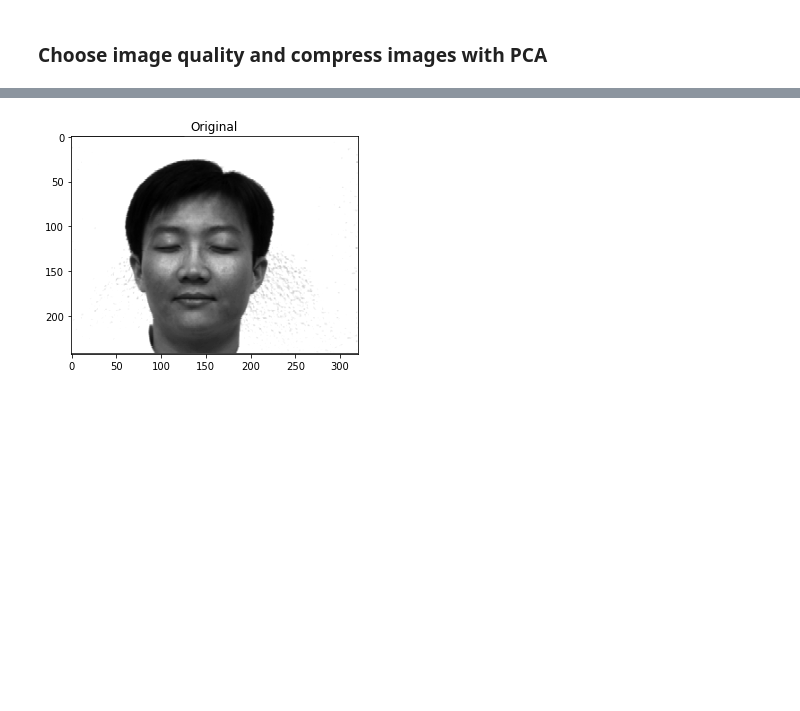
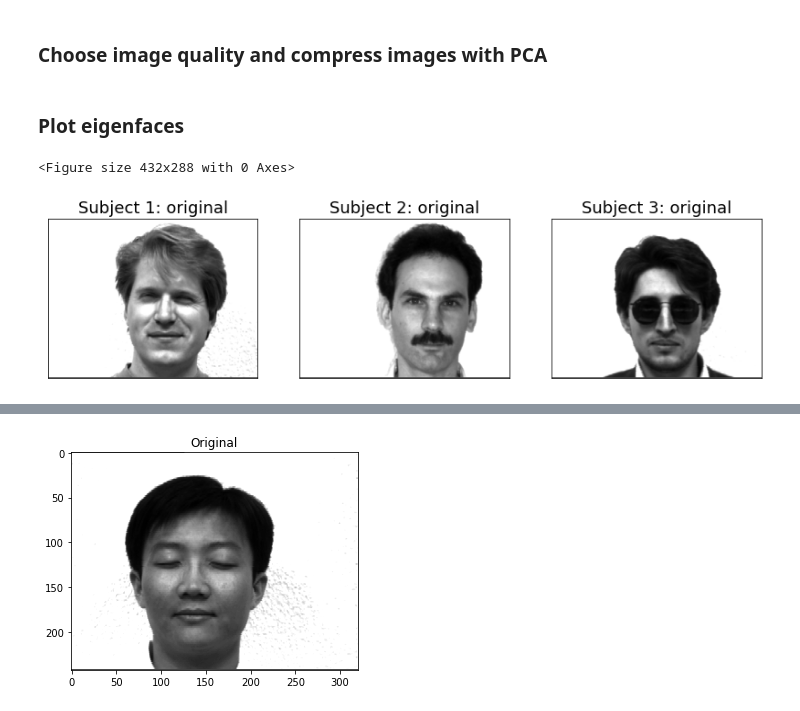
Before and after one commit to jeffcav/face-recog, a Jupyter notebook: yalefaces.ipynb, the cells around one changed output, grey strips where cells are left out. Saved outputs shown, nothing was run; the diff lists cells and outputs as text; code cells hidden in the pictures; blank space fills up the shorter version.

```diff
--- a/yalefaces.ipynb
+++ b/yalefaces.ipynb
@@ -98,3 +100,27 @@ pca = PCA(n_components=n_components)
 pca.fit(X)
 X_compressed = pca.transform(X)
 X_reconstructed = pca.inverse_transform(X_compressed)
+# %% [markdown]
+### Plot eigenfaces
+# %%
+plt.figure()
+f, axes = plt.subplots(1, 3, figsize=(14, 8), sharey=True)
+
+subject = 0
+for ax in axes:
+
+    face = X[y==subject][0]
+    face_img = face.reshape(yalefaces.SHAPE)
+    ax.imshow(face_img, cmap='gray')
+
+    ax.set_title(f"Subject {subject+1}: original", size=18)
+
+    ax.set_xticks([])
+    ax.set_yticks([])
+
+    subject += 1
+
+plt.show()
+# %% [output]
+<Figure size 432x288 with 0 Axes>
+[figure, added]
```
Also changed, not shown: parts of 7 cells of this notebook, 1 other file.
